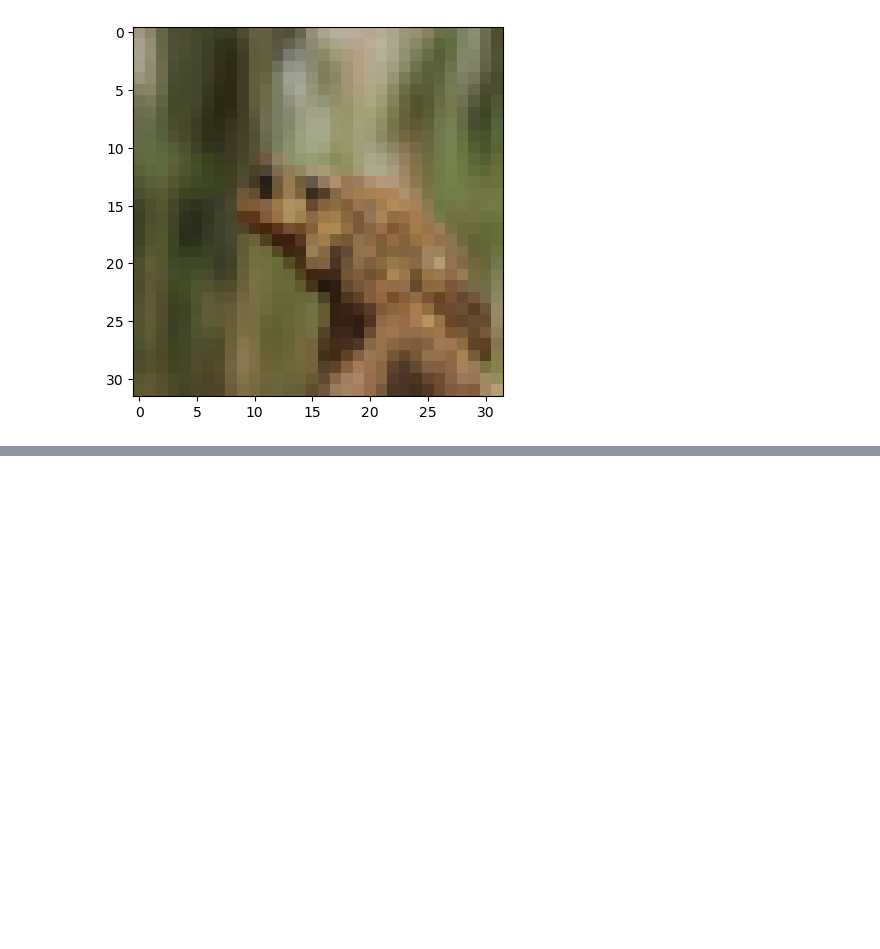
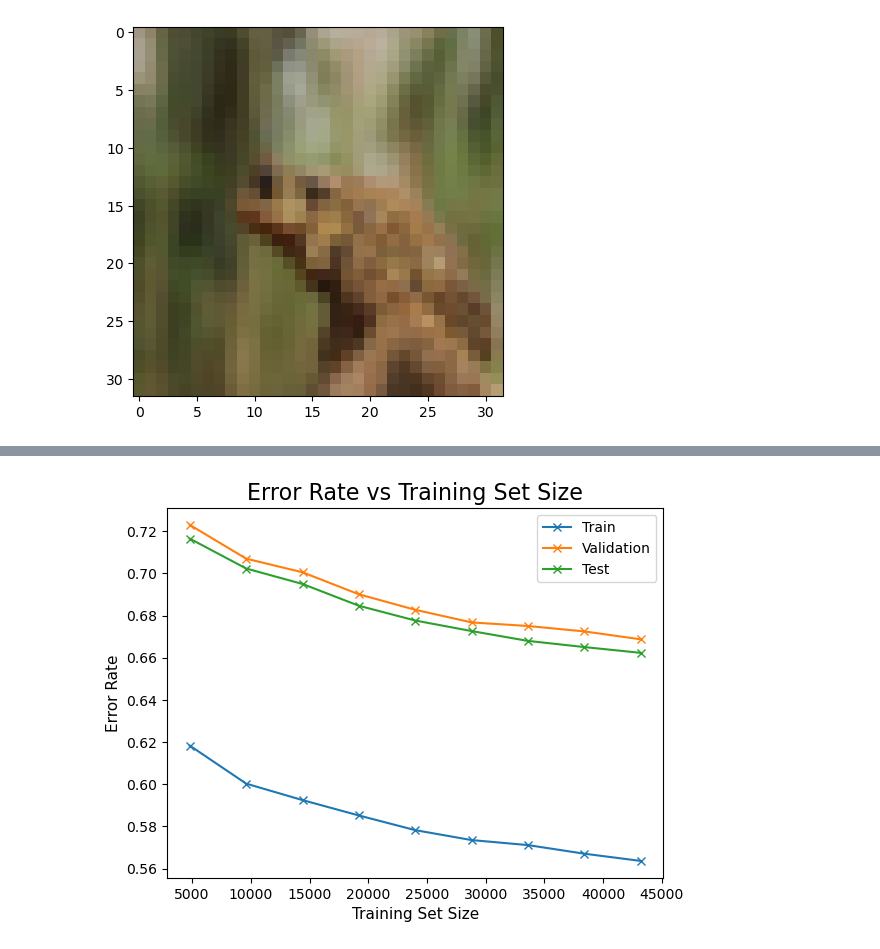
Before and after one commit to SorchaJ/CIFAR-10, a Jupyter notebook: cifar10_kNN.ipynb, the cells around one changed output, grey strips where cells are left out. Cells and saved outputs as stored; diff of their text form; code cells hidden in the pictures; blank space fills up the shorter version.

```diff
--- a/cifar10_kNN.ipynb
+++ b/cifar10_kNN.ipynb
@@ -122,11 +150,13 @@ confMatrix.plot();
 trainAndVal_X = np.concatenate((cifar_X_tr, cifar_X_val))
 trainAndVal_y = np.concatenate((cifar_y_tr, cifar_y_val))
 
+
 sizes = np.array([0.1, 0.2, 0.3, 0.4, 0.5, 0.6, 0.7, 0.8, 0.9])
 # Equivalent to: [43200,38400,33600,28800,24000,19200,14400,9600,4800]
 
 trainError2        = np.array([])
 validationError2   = np.array([])
+testError2         = np.array([])
 
 for sz in sizes:
     print(f"Training knn classifer on size={sz}...")
@@ -136,3 +166,4 @@ for sz in sizes:
     knn.fit(cifar_X_tr2, cifar_y_tr2)
     trainError2 = np.append(trainError2, 1-knn.score(cifar_X_tr2, cifar_y_tr2))
     validationError2 = np.append(validationError2, 1-knn.score(cifar_X_val2, cifar_y_val2))
+    testError2 = np.append(testError2, 1-knn.score(cifar_X_te, cifar_y_te))
@@ -139,21 +180,24 @@ for sz in sizes:
 # %%
 # Plot training and validation error rates against the size of the training set
 
 figure, axes = plt.subplots()
 
 trainSizes = np.array([43200,38400,33600,28800,24000,19200,14400,9600,4800])
 
 axes.plot(trainSizes, trainError2, marker='x')
 axes.plot(trainSizes, validationError2, marker='x')
+axes.plot(trainSizes, testError2, marker='x')
 
 axes.set_title("Error Rate vs Training Set Size", size=16)
 
 axes.set_xlabel("Training Set Size", size=11)
 axes.set_ylabel("Error Rate", size=11)
 
-axes.legend(["Train","Validation"], loc=1)
+axes.legend(["Train","Validation", "Test"], loc=1)
 
 plt.show()
+# %% [output]
+[figure, added]
 # %%
 for i in [0.1, 0.2, 0.3, 0.4, 0.5, 0.6, 0.7, 0.8, 0.9]:
     cifar_X_tr3, cifar_X_val3, cifar_y_tr3, cifar_y_val3 = train_test_split(trainAndVal_X, trainAndVal_y, test_size=i,
```
Also changed, not shown: parts of 9 cells of this notebook.
